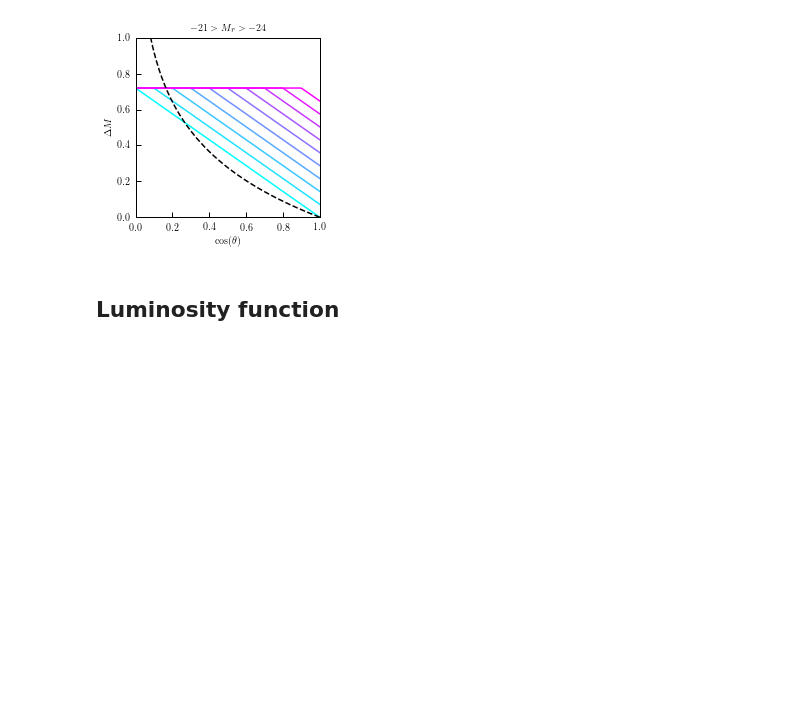
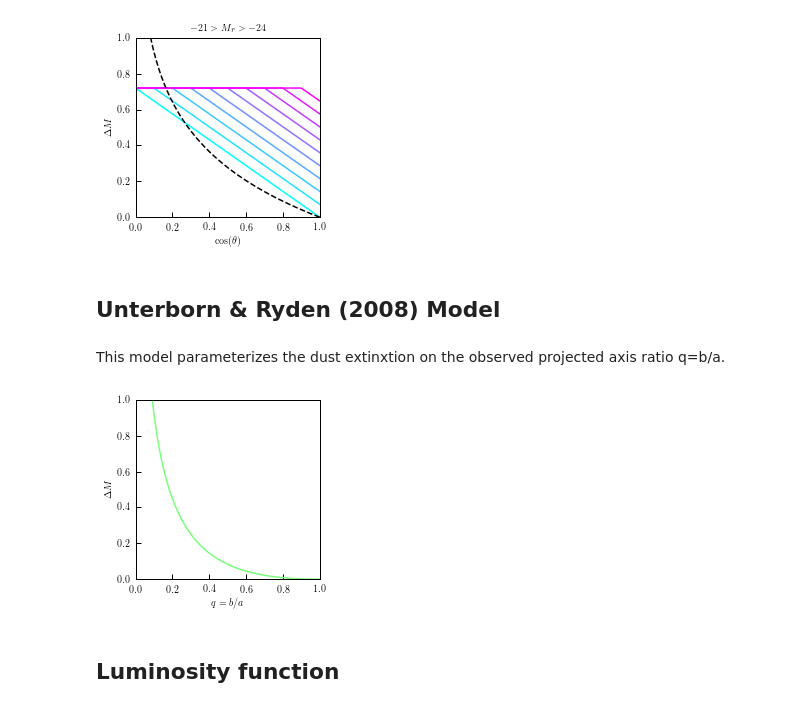
Before and after one commit to duncandc/galaxy_shapes, a Jupyter notebook: shape_models/extinction_demo.ipynb, the cells around one changed output. Saved outputs shown, nothing was run; the diff lists cells and outputs as text; code cells hidden in the pictures; blank space fills up the shorter version.

Commit message:
added new extinction model

```diff
--- a/shape_models/extinction_demo.ipynb
+++ b/shape_models/extinction_demo.ipynb
@@ -114,6 +114,28 @@ plt.show()
 [figure]
 [figure]
 [figure]
+# %% [markdown]
+## Unterborn \& Ryden (2008) Model
+# %% [markdown]
+This model parameterizes the dust extinxtion on the observed projected axis ratio q=b/a.
+# %%
+from extinction_model_components import Unterborn08DustExtinction
+extinction_model = Unterborn08DustExtinction()
+
+q_sample = np.linspace(0.01,1,100)
+e_0 = extinction_model.extinction_model(q_sample)
+
+colors = plt.cm.jet_r(np.linspace(0,1,5))
+
+plt.figure(figsize=(3.3,3.3))
+l3, = plt.plot(q_sample, e_0, color=colors[2])
+plt.ylim([0,1])
+plt.xlim([0,1])
+plt.xlabel(r'$q=b/a$')
+plt.ylabel(r'$\Delta M$')
+plt.show()
+# %% [output]
+[figure, added]
 # %% [markdown]
 ## Luminosity function
 # %% [markdown]
```
Also changed, not shown: parts of 5 cells of this notebook, 1 other file.
